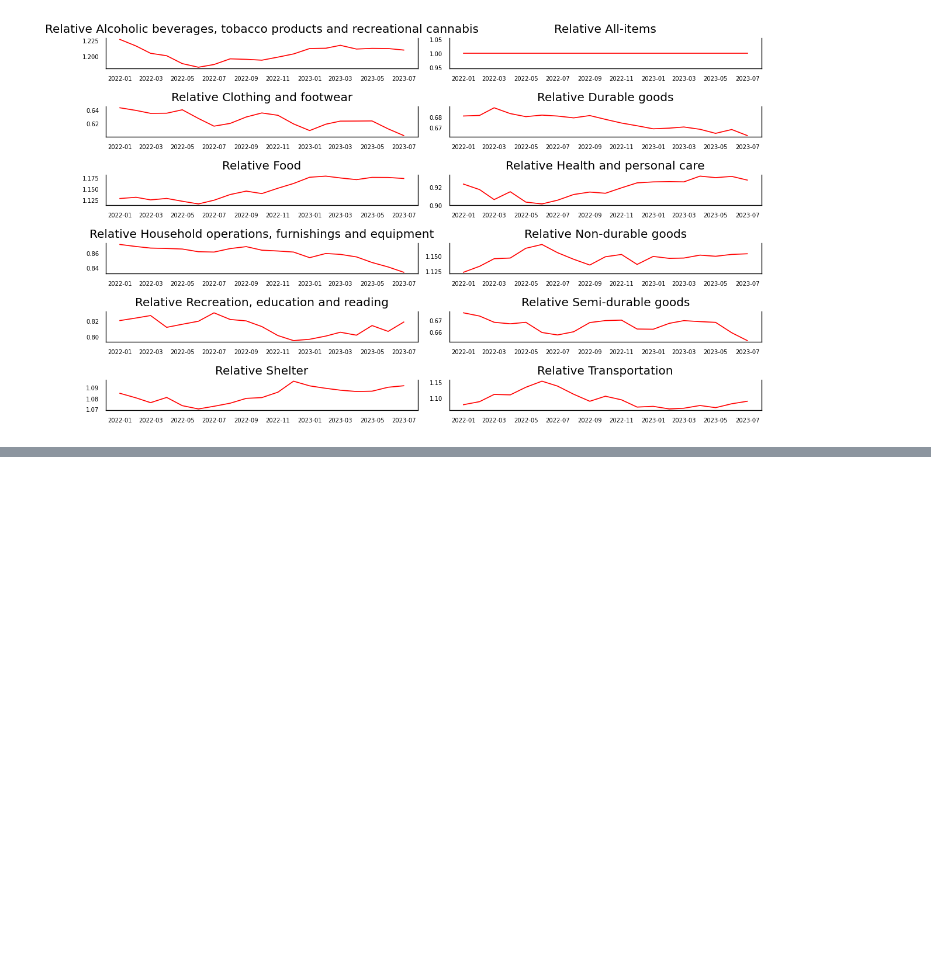
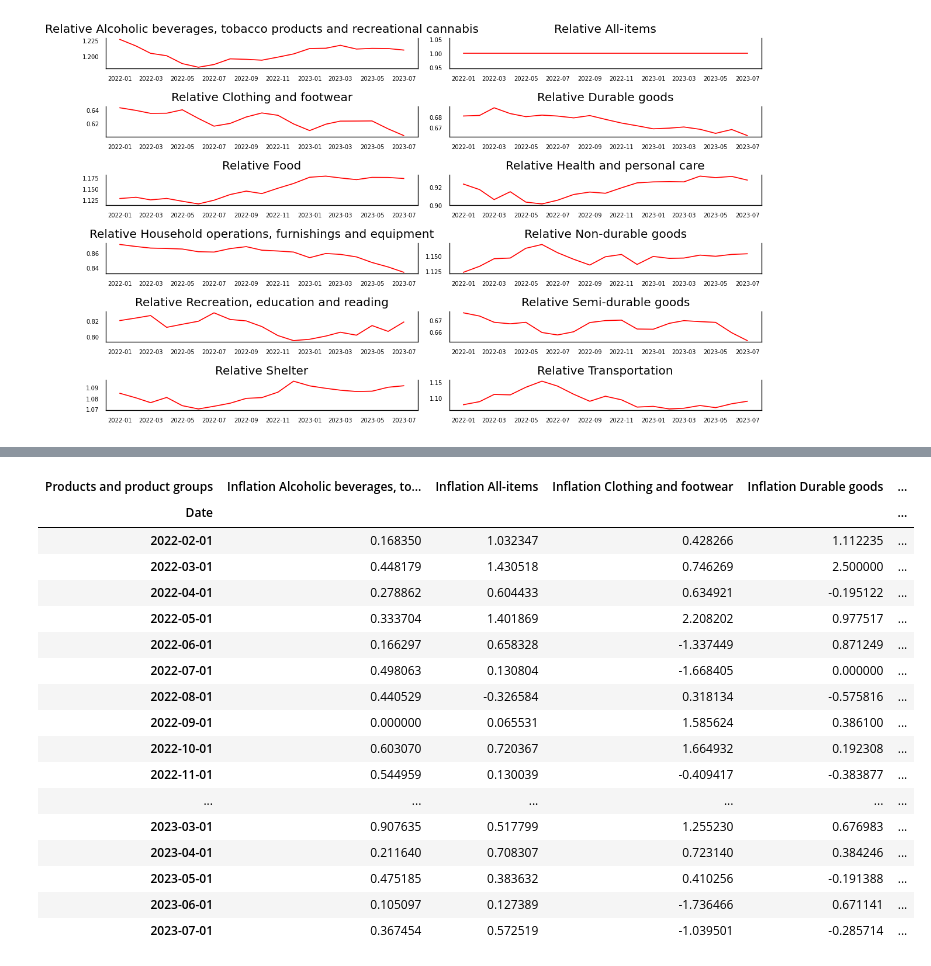
Before and after one commit to WilliamClintC/Bank-of-canada-residuals-inflation, a Jupyter notebook: Untitled-1.ipynb, the cells around one changed output, grey strips where cells are left out. Saved outputs shown, nothing was run; the diff lists cells and outputs as text; code cells hidden in the pictures; blank space fills up the shorter version.

```diff
--- a/Untitled-1.ipynb
+++ b/Untitled-1.ipynb
@@ -198,0 +149,21 @@ See the caveats in the documentation: https://pandas.pydata.org/pandas-docs/stab
+# %%
+df_inflation
+# %% [output]
+| Products and product groups | Inflation Alcoholic beverages, to... | Inflation All-items | Inflation Clothing and footwear | Inflation Durable goods | ... |
+| Date |  |  |  |  | ... |
+| 2022-02-01 | 0.168350 | 1.032347 | 0.428266 | 1.112235 | ... |
+| 2022-03-01 | 0.448179 | 1.430518 | 0.746269 | 2.500000 | ... |
+| 2022-04-01 | 0.278862 | 0.604433 | 0.634921 | -0.195122 | ... |
+| 2022-05-01 | 0.333704 | 1.401869 | 2.208202 | 0.977517 | ... |
+| 2022-06-01 | 0.166297 | 0.658328 | -1.337449 | 0.871249 | ... |
+| 2022-07-01 | 0.498063 | 0.130804 | -1.668405 | 0.000000 | ... |
+| 2022-08-01 | 0.440529 | -0.326584 | 0.318134 | -0.575816 | ... |
+| 2022-09-01 | 0.000000 | 0.065531 | 1.585624 | 0.386100 | ... |
+| 2022-10-01 | 0.603070 | 0.720367 | 1.664932 | 0.192308 | ... |
+| 2022-11-01 | 0.544959 | 0.130039 | -0.409417 | -0.383877 | ... |
+| ... | ... | ... | ... | ... | ... |
+| 2023-03-01 | 0.907635 | 0.517799 | 1.255230 | 0.676983 | ... |
+| 2023-04-01 | 0.211640 | 0.708307 | 0.723140 | 0.384246 | ... |
+| 2023-05-01 | 0.475185 | 0.383632 | 0.410256 | -0.191388 | ... |
+| 2023-06-01 | 0.105097 | 0.127389 | -1.736466 | 0.671141 | ... |
+| 2023-07-01 | 0.367454 | 0.572519 | -1.039501 | -0.285714 | ... |
```
Also changed, not shown: parts of 11 cells of this notebook.
